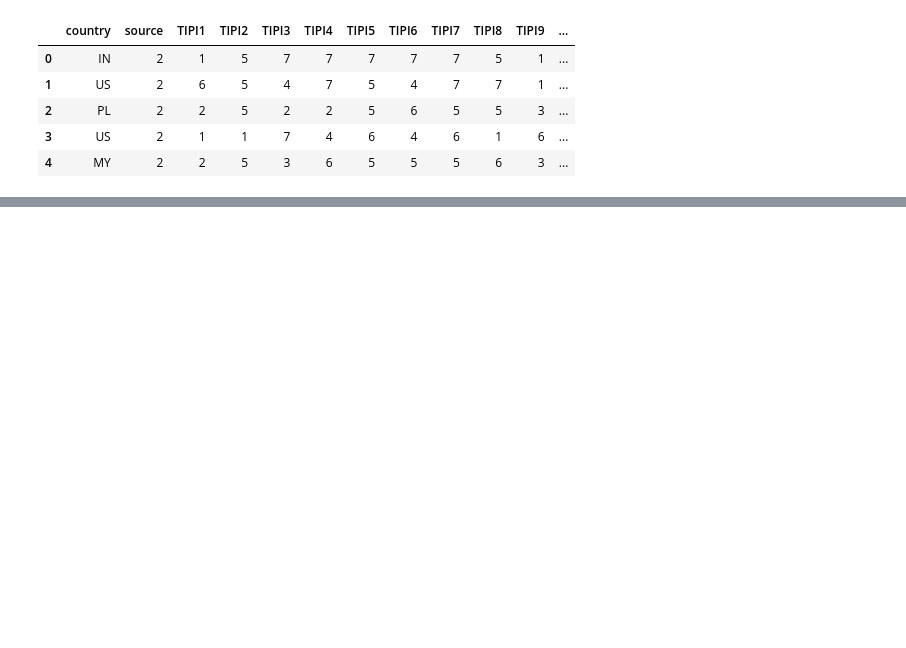
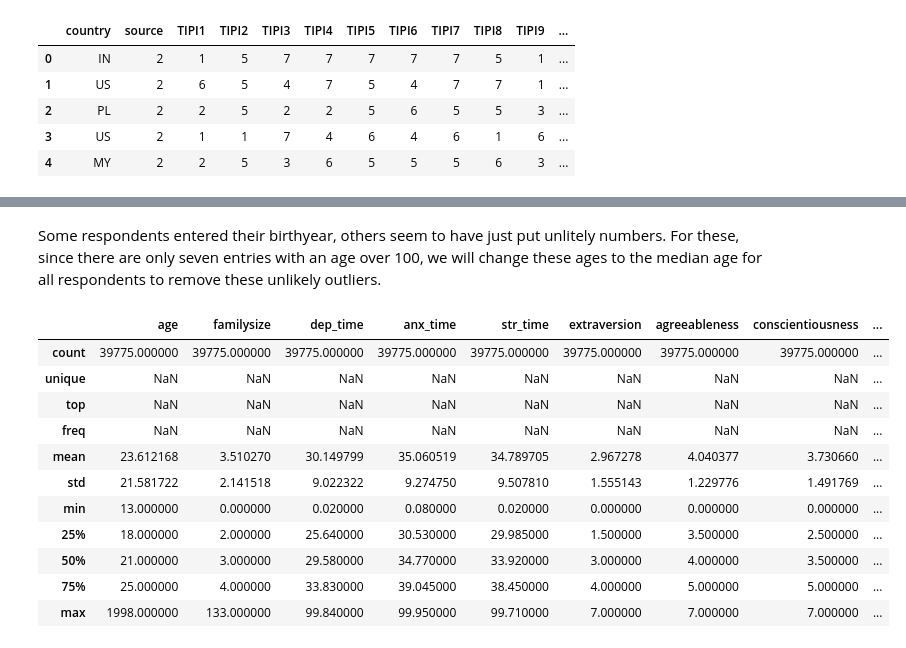
Before and after one commit to freyjagarner/D214, a Jupyter notebook: Untitled.ipynb, the cells around one changed output, grey strips where cells are left out. Cells and saved outputs as stored; diff of their text form; code cells hidden in the pictures; blank space fills up the shorter version.

```diff
--- a/Untitled.ipynb
+++ b/Untitled.ipynb
@@ -188,18 +350,18 @@ data['dep_cat']=np.select([data['dep_score'] < 10,
                            data['dep_score'].between(14,21),
                            data['dep_score'].between(21,28),
                            data['dep_score'] >= 28],
-                           [0, 1, 2, 3, 4])
+                           ['None', 'Mild', 'Moderate', 'Severe', 'Extreme'])
 
 data['anx_cat'] = np.select([data['anx_score'] < 8,
                              data['anx_score'].between(8,10),
                              data['anx_score'].between(10,15),
                              data['anx_score'].between(15,20),
                              data['anx_score'] >= 20],
-                             [0, 1, 2, 3, 4])
+                             ['None', 'Mild', 'Moderate', 'Severe', 'Extreme'])
 
 data['str_cat'] = np.select([data['str_score'] < 15,
                              data['str_score'].between(15,19),
                              data['str_score'].between(19,26),
                              data['str_score'].between(26,34),
                              data['str_score'] >= 34],
-                             [0, 1, 2, 3, 4])
+                             ['None', 'Mild', 'Moderate', 'Severe', 'Extreme'])
@@ -238,0 +622,18 @@ http://gosling.psy.utexas.edu/wp-content/uploads/2014/09/tipi.pdf
+# %% [markdown]
+Some respondents entered their birthyear, others seem to have just put unlitely numbers. For these, since there are only seven entries with an age over 100, we will change these ages to the median age for all respondents to remove these unlikely outliers.
+# %%
+# dataframe of statistical description of variables
+data.describe()
+# %% [output]
+|  | age | familysize | dep_time | anx_time | str_time | extraversion | agreeableness | conscientiousness | ... |
+| count | 39775.000000 | 39775.000000 | 39775.000000 | 39775.000000 | 39775.000000 | 39775.000000 | 39775.000000 | 39775.000000 | ... |
+| unique | NaN | NaN | NaN | NaN | NaN | NaN | NaN | NaN | ... |
+| top | NaN | NaN | NaN | NaN | NaN | NaN | NaN | NaN | ... |
+| freq | NaN | NaN | NaN | NaN | NaN | NaN | NaN | NaN | ... |
+| mean | 23.612168 | 3.510270 | 30.149799 | 35.060519 | 34.789705 | 2.967278 | 4.040377 | 3.730660 | ... |
+| std | 21.581722 | 2.141518 | 9.022322 | 9.274750 | 9.507810 | 1.555143 | 1.229776 | 1.491769 | ... |
+| min | 13.000000 | 0.000000 | 0.020000 | 0.080000 | 0.020000 | 0.000000 | 0.000000 | 0.000000 | ... |
+| 25% | 18.000000 | 2.000000 | 25.640000 | 30.530000 | 29.985000 | 1.500000 | 3.500000 | 2.500000 | ... |
+| 50% | 21.000000 | 3.000000 | 29.580000 | 34.770000 | 33.920000 | 3.000000 | 4.000000 | 3.500000 | ... |
+| 75% | 25.000000 | 4.000000 | 33.830000 | 39.045000 | 38.450000 | 4.000000 | 5.000000 | 5.000000 | ... |
+| max | 1998.000000 | 133.000000 | 99.840000 | 99.950000 | 99.710000 | 7.000000 | 7.000000 | 7.000000 | ... |
```
Also changed, not shown: parts of 145 cells of this notebook.
